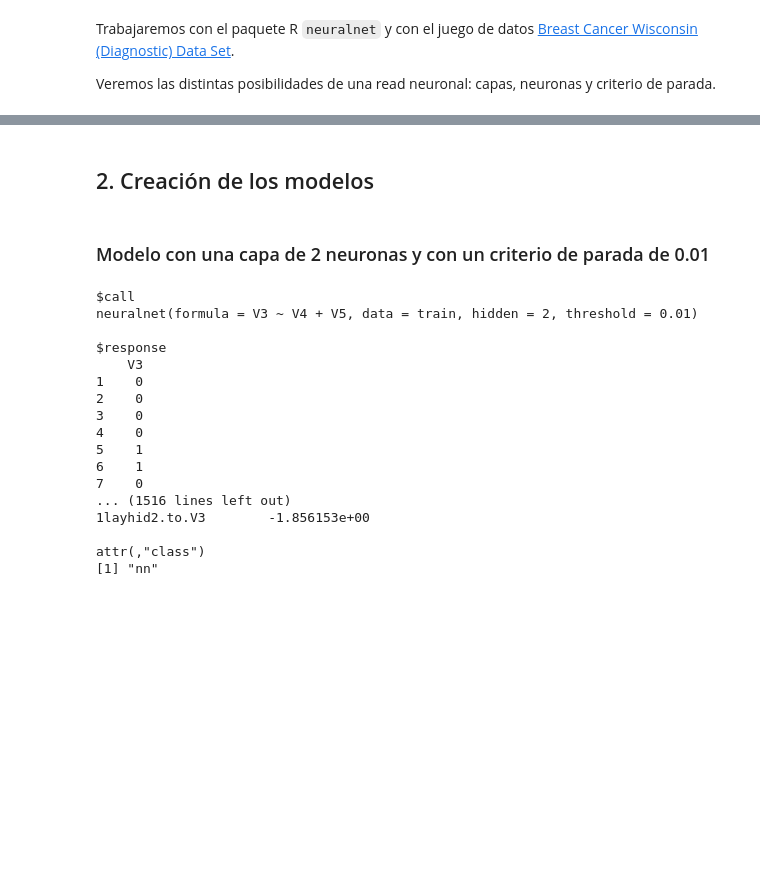
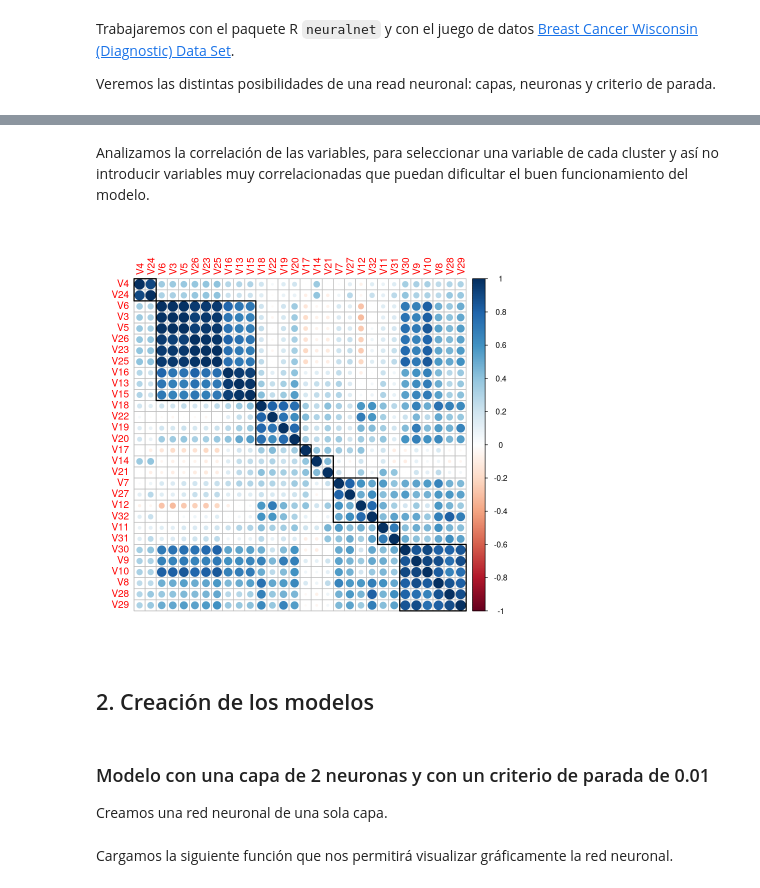
Before and after one commit to jcasasr/Libro-Mineria-de-datos, a Jupyter notebook: cap12/CH12EJ1-Redes-neuronales-R.ipynb, the cells around one changed output, grey strips where cells are left out. Saved outputs shown, nothing was run; the diff lists cells and outputs as text; code cells hidden in the pictures; blank space fills up the shorter version.

```diff
--- a/cap12/CH12EJ1-Redes-neuronales-R.ipynb
+++ b/cap12/CH12EJ1-Redes-neuronales-R.ipynb
@@ -107,0 +137,2 @@ A data.frame: 6 × 33
+# %%
+data <- prep.data
@@ -107,0 +141,2 @@ A data.frame: 6 × 33
+# %%
+data <- data[complete.cases(data), ]
@@ -107,0 +145,7 @@ A data.frame: 6 × 33
+# %%
+index <- sample(1:nrow(data),round(0.90*nrow(data)))
+index <- 1:round(0.90*nrow(data))
+train <- data[index,]
+test <- data[-index,]
+
+head(train)
@@ -108,31 +162,23 @@ A data.frame: 6 × 33
+# %% [markdown]
+Analizamos la correlación de las variables, para seleccionar una variable de cada cluster y así no introducir variables muy correlacionadas que puedan dificultar el buen funcionamiento del modelo.
+# %%
+df_corr <- cor(train %>% select(-V2))
+corrplot::corrplot(df_corr, order = "hclust", tl.cex = 1, addrect = 8)
+# %% [output]
+[figure, added]
 # %% [markdown]
 ## 2. Creación de los modelos
 # %% [markdown]
 ### Modelo con una capa de 2 neuronas y con un criterio de parada de 0.01
+Creamos una red neuronal de una sola capa.
 # %%
-# --------------------------------
-# Modelo con una capa de 2 neuronas y con un criterio de parada de 0.01
-# --------------------------------
 set.seed(10)
-net.1 <- neuralnet(V3~V4+V5,data=train,
-                        hidden=2, threshold=0.01)
 
-print(net.1)
+net.1 <- neuralnet(
+    V2~V4+V5,
+    data=train,
+    hidden=2,
+    threshold=0.01
+)
-# %% [output]
-$call
-neuralnet(formula = V3 ~ V4 + V5, data = train, hidden = 2, threshold = 0.01)
-
-$response
-    V3
-1    0
-2    0
-3    0
-4    0
-5    1
-6    1
-7    0
-... (1516 lines left out)
-1layhid2.to.V3        -1.856153e+00
-
-attr(,"class")
-[1] "nn"
+# %% [markdown]
+Cargamos la siguiente función que nos permitirá visualizar gráficamente la red neuronal.
```
Also changed, not shown: parts of 37 cells of this notebook, 2 other files.
